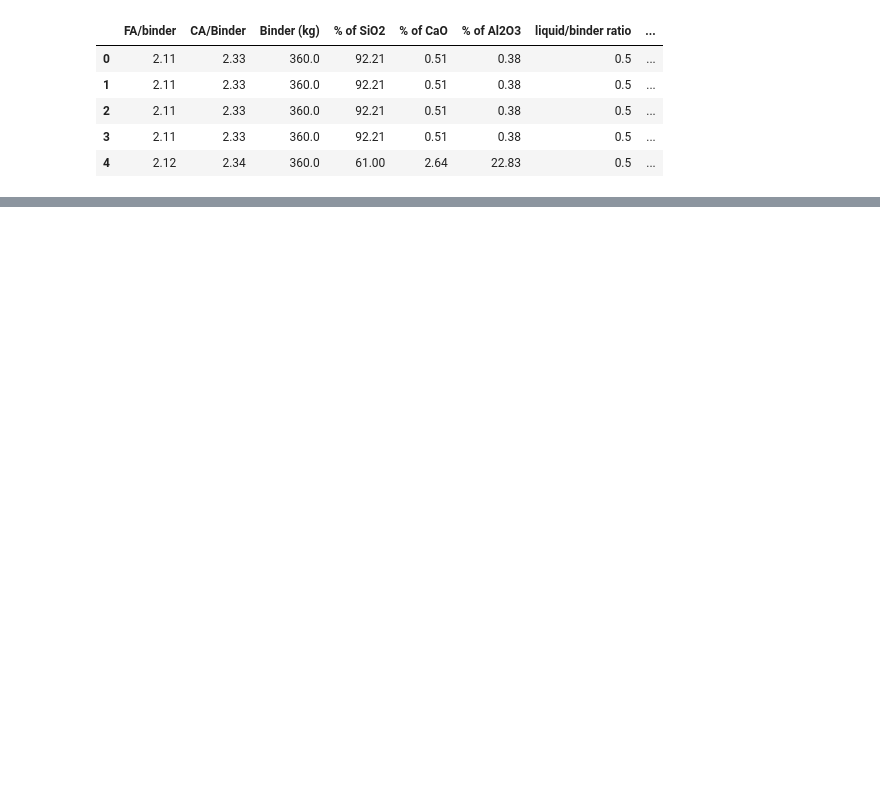
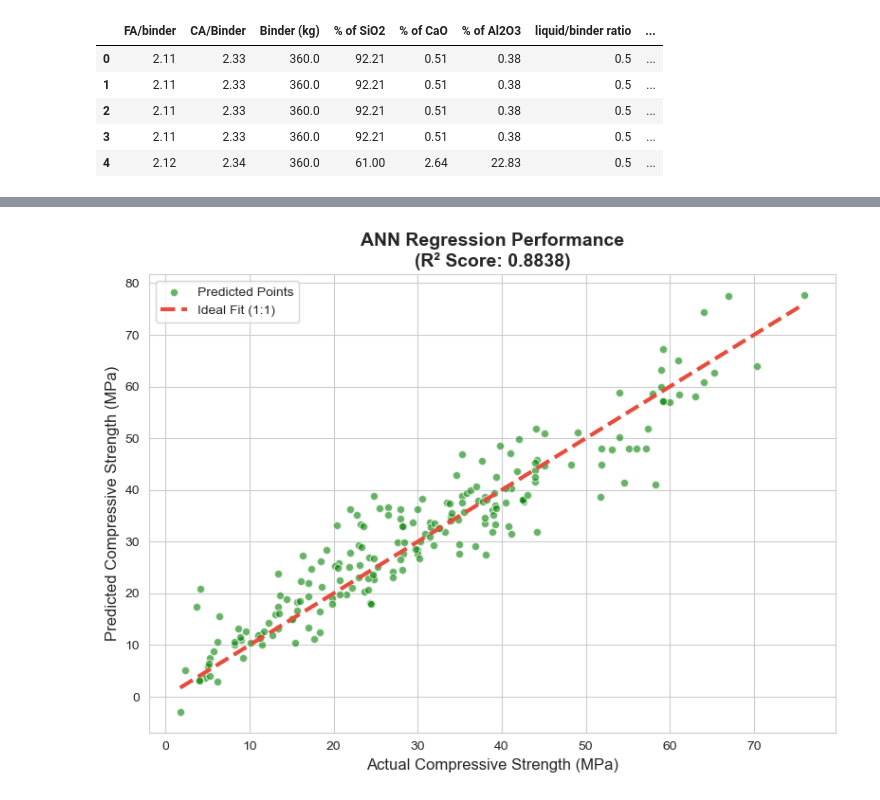
Before and after one commit to Rachchy-bit/geopolymar, a Jupyter notebook: Untitled.ipynb, the cells around one changed output, grey strips where cells are left out. Cells and saved outputs as stored; diff of their text form; code cells hidden in the pictures; blank space fills up the shorter version.

```diff
--- a/Untitled.ipynb
+++ b/Untitled.ipynb
@@ -40,3 +44,8 @@ model=Sequential([
 ])
 # %%
-model.compile(optimizer="adam",loss="mse",metrics=["mae"])
+# 4. Compile and Train
+model.compile(optimizer=tf.keras.optimizers.Adam(learning_rate=0.001), loss='mse')
+
+print("Training started...")
+model.fit(X_train_scaled, y_train_scaled, epochs=100, verbose=0) # Set verbose=1 to see progress
+print("Training complete.")
@@ -177,0 +102,29 @@ R2 Score: 0.8932
+# %%
+import matplotlib.pyplot as plt
+import seaborn as sns
+
+# Set the style for a professional look
+plt.figure(figsize=(8, 6))
+sns.set_style("whitegrid")
+
+# 1. Create the scatter plot
+plt.scatter(y_actual, y_pred, alpha=0.6, edgecolors='w', color='green', label='Predicted Points')
+
+# 2. Create the "Perfect Prediction" line (45-degree line)
+# We find the min and max values of the actual data to draw the line
+line_range = [y_actual.min(), y_actual.max()]
+plt.plot(line_range, line_range, color='#e74c3c', linestyle='--', lw=3, label='Ideal Fit (1:1)')
+
+# 3. Add Labels and Title
+plt.xlabel('Actual Compressive Strength (MPa)', fontsize=12)
+plt.ylabel('Predicted Compressive Strength (MPa)', fontsize=12)
+plt.title(f'ANN Regression Performance\n(R² Score: {r2:.4f})', fontsize=14, fontweight='bold')
+
+# 4. Add a legend and grid
+plt.legend()
+plt.tight_layout()
+
+# Show the plot
+plt.show()
+# %% [output]
+[figure, added]
```
Also changed, not shown: parts of 14 cells of this notebook.
